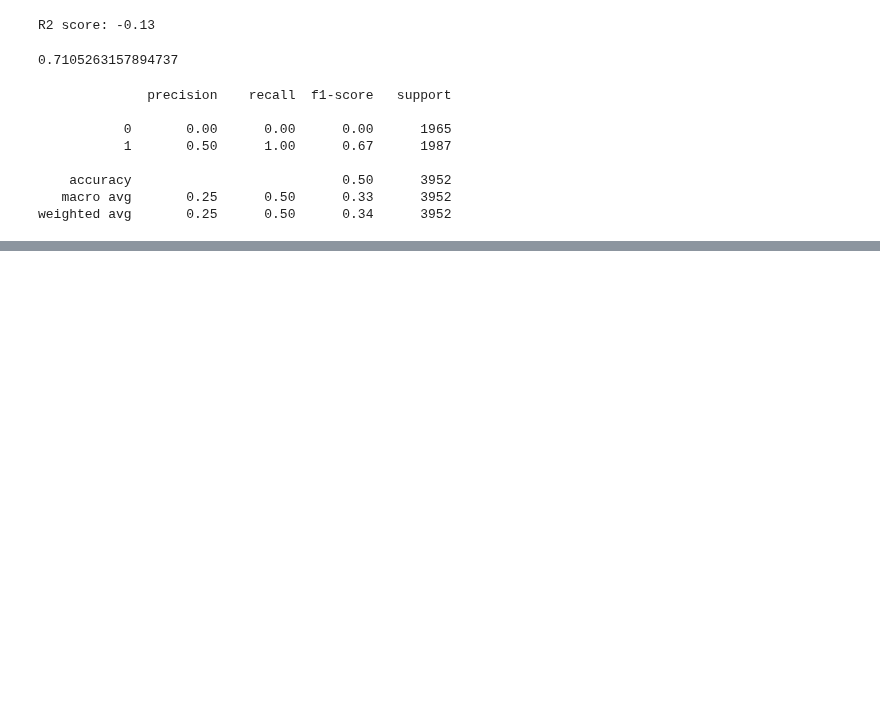
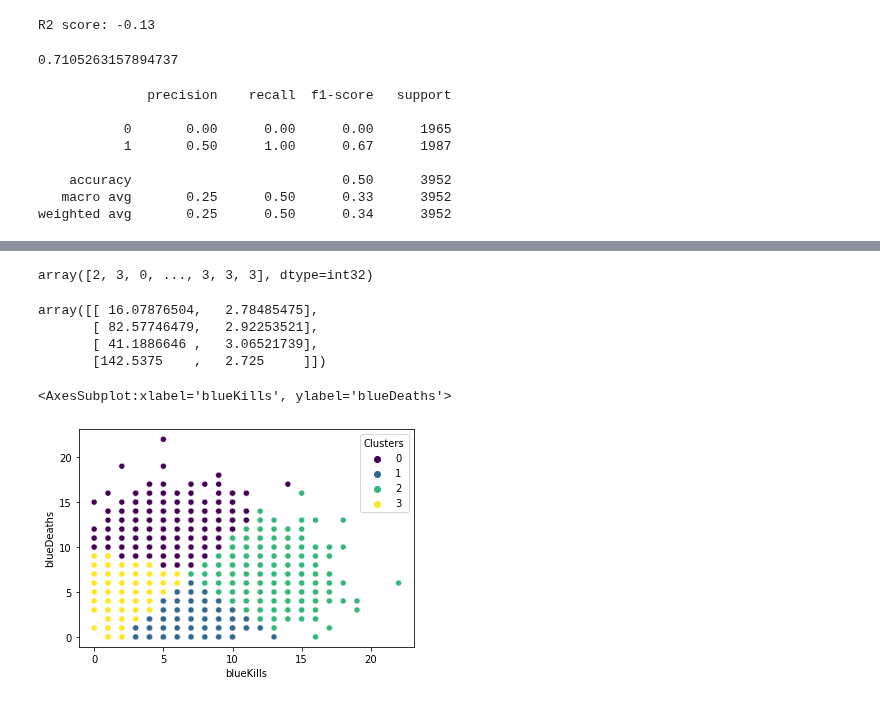
Before and after one commit to vn322/Cod_future, a Jupyter notebook: Scikit_learn.ipynb, the cells around one changed output, grey strips where cells are left out. Drawn from its saved outputs; the diff is of its cells as text; code cells hidden in the pictures; blank space fills up the shorter version.

```diff
--- a/Scikit_learn.ipynb
+++ b/Scikit_learn.ipynb
@@ -515,0 +504,19 @@ Support Vector Classification (SVC)
+# %%
+km=KMeans(n_clusters=4)
+y_predicted = km.fit_predict(lol[['blueKills','blueDeaths']])
+y_predicted
+# %% [output]
+array([2, 3, 0, ..., 3, 3, 3], dtype=int32)
+# %%
+km.cluster_centers_
+# %% [output]
+array([[ 16.07876504,   2.78485475],
+       [ 82.57746479,   2.92253521],
+       [ 41.1886646 ,   3.06521739],
+       [142.5375    ,   2.725     ]])
+# %%
+lol['Clusters'] = km.labels_
+sns.scatterplot(x="blueKills", y="blueDeaths",hue = 'Clusters',  data=lol, palette='viridis')
+# %% [output]
+<AxesSubplot:xlabel='blueKills', ylabel='blueDeaths'>
+[figure, added]
```
Also changed, not shown: parts of 25 cells of this notebook.
